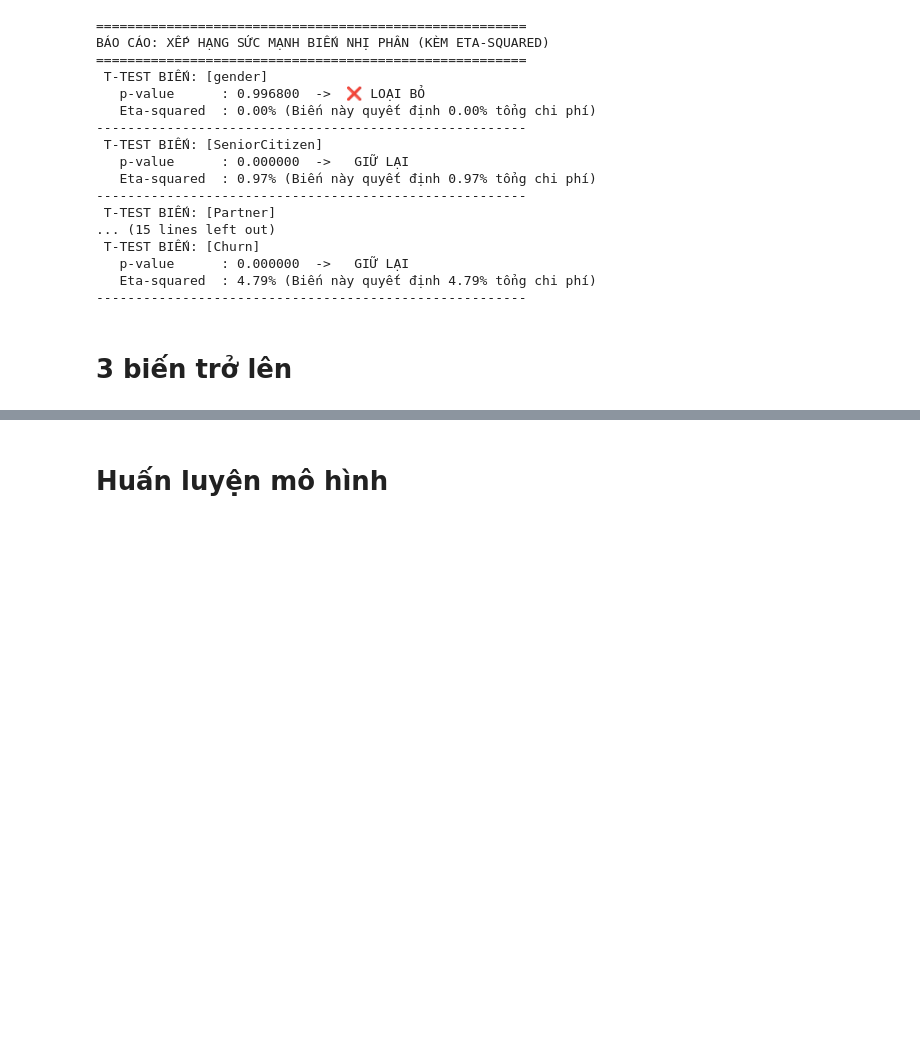
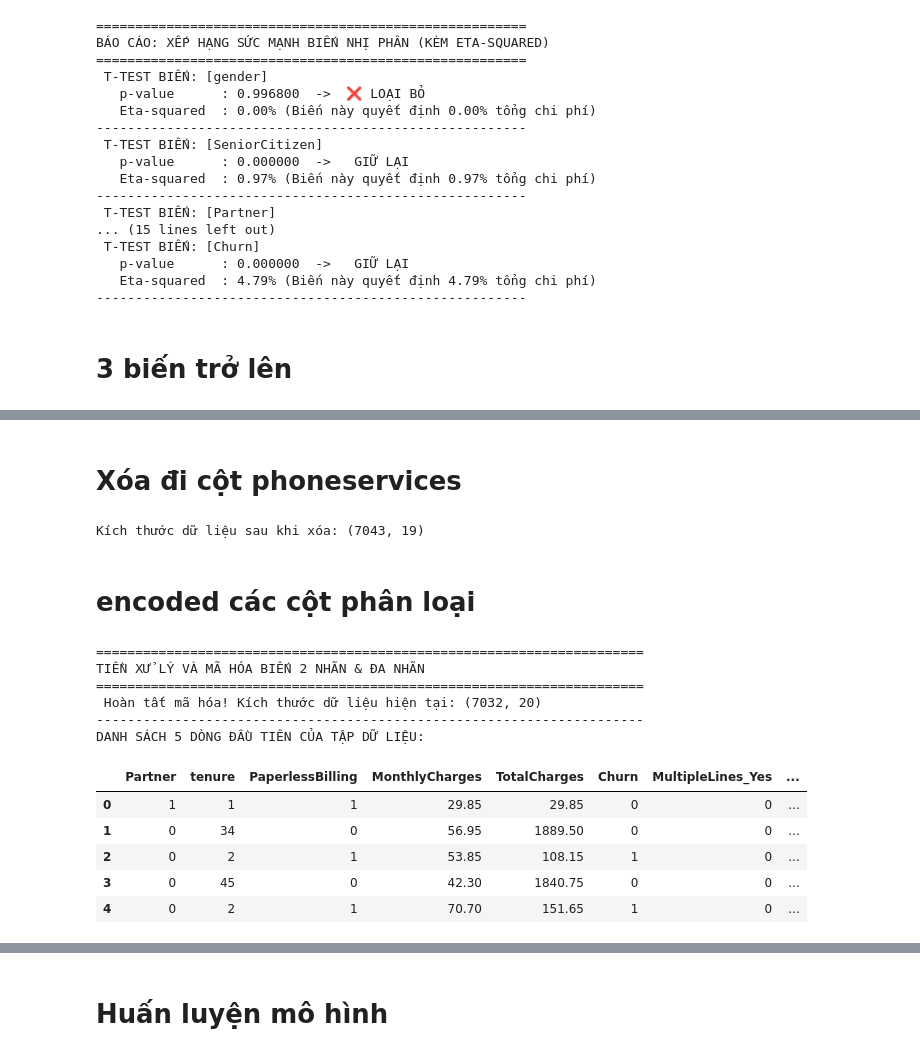
Before and after one commit to lamphat344961-alt/DA_mon_mhtk, a Jupyter notebook: project_1/shoot1.ipynb, the cells around one changed output, grey strips where cells are left out. Drawn from its saved outputs; the diff is of its cells as text; code cells hidden in the pictures; blank space fills up the shorter version.

```diff
--- a/project_1/shoot1.ipynb
+++ b/project_1/shoot1.ipynb
@@ -720,0 +658,79 @@ X_train, X_test, y_train, y_test = train_test_split(X_final, y, test_size=0.2, r
+# %% [markdown]
+# Xóa đi cột phoneservices
+# %%
+# Xóa cột PhoneService và lưu đè lên chính bảng df
+df = df.drop(columns=['PhoneService'])
+
+print("Kích thước dữ liệu sau khi xóa:", df.shape)
+# %% [output]
+Kích thước dữ liệu sau khi xóa: (7043, 19)
+# %% [markdown]
+# encoded các cột phân loại
+# %%
+import pandas as pd
+
+print("=" * 70)
+print("TIỀN XỬ LÝ VÀ MÃ HÓA BIẾN 2 NHÃN & ĐA NHÃN")
+print("=" * 70)
+
+# =====================================================================
+# BƯỚC 1: XỬ LÝ BIẾN MỤC TIÊU VÀ LOẠI BỎ CỘT YẾU/NHIỄU
+# =====================================================================
+df['TotalCharges'] = pd.to_numeric(df['TotalCharges'], errors='coerce')
+df = df.dropna(subset=['TotalCharges'])
+
+# Xóa các cột theo yêu cầu và cột PhoneService (tránh đa cộng tuyến)
+cols_to_drop = ['gender', 'SeniorCitizen', 'Dependents' ]
+df_clean = df.drop(columns=cols_to_drop)
+
+# =====================================================================
+# BƯỚC 2: MÃ HÓA CÁC BIẾN CÓ ĐÚNG 2 NHÃN (BINARY VARIABLES)
+# =====================================================================
+# Thay vì sinh thêm cột Dummy, biến thẳng thành 1 (Yes) và 0 (No)
+binary_cols = ['Partner', 'PaperlessBilling', 'Churn']
+
+for col in binary_cols:
+    df_clean[col] = df_clean[col].map({'Yes': 1, 'No': 0})
+
+# =====================================================================
+# BƯỚC 3: XỬ LÝ VÀ MÃ HÓA CÁC BIẾN TỪ 3 NHÃN TRỞ LÊN (MULTI-CLASS)
+# =====================================================================
+# 3.1. Gộp các nhãn dư thừa về 'No' trước khi mã hóa
+internet_services_cols = [
+    'OnlineSecurity', 'OnlineBackup', 'DeviceProtection',
+    'TechSupport', 'StreamingTV', 'StreamingMovies'
+]
+
+for col in internet_services_cols:
+    df_clean[col] = df_clean[col].replace('No internet service', 'No')
+
+df_clean['MultipleLines'] = df_clean['MultipleLines'].replace('No phone service', 'No')
+
+# 3.2. Tập hợp danh sách các biến đa nhãn cần One-Hot Encoding
+multi_class_cols = ['MultipleLines', 'InternetService', 'Contract', 'PaymentMethod'] + internet_services_cols
+
+# 3.3. Mã hóa bằng get_dummies với drop_first=True
+df_encoded = pd.get_dummies(
+    df_clean,
+    columns=multi_class_cols,
+    drop_first=True,
+    dtype=int
+)
+
+print(f" Hoàn tất mã hóa! Kích thước dữ liệu hiện tại: {df_encoded.shape}")
+print("-" * 70)
+print("DANH SÁCH 5 DÒNG ĐẦU TIÊN CỦA TẬP DỮ LIỆU:")
+display(df_encoded.head())
+# %% [output]
+======================================================================
+TIỀN XỬ LÝ VÀ MÃ HÓA BIẾN 2 NHÃN & ĐA NHÃN
+======================================================================
+ Hoàn tất mã hóa! Kích thước dữ liệu hiện tại: (7032, 20)
+----------------------------------------------------------------------
+DANH SÁCH 5 DÒNG ĐẦU TIÊN CỦA TẬP DỮ LIỆU:
+|  | Partner | tenure | PaperlessBilling | MonthlyCharges | TotalCharges | Churn | MultipleLines_Yes | ... |
+| 0 | 1 | 1 | 1 | 29.85 | 29.85 | 0 | 0 | ... |
+| 1 | 0 | 34 | 0 | 56.95 | 1889.50 | 0 | 0 | ... |
+| 2 | 0 | 2 | 1 | 53.85 | 108.15 | 1 | 0 | ... |
+| 3 | 0 | 45 | 0 | 42.30 | 1840.75 | 0 | 0 | ... |
+| 4 | 0 | 2 | 1 | 70.70 | 151.65 | 1 | 0 | ... |
```
Also changed, not shown: parts of 14 cells of this notebook, 1 other file.
